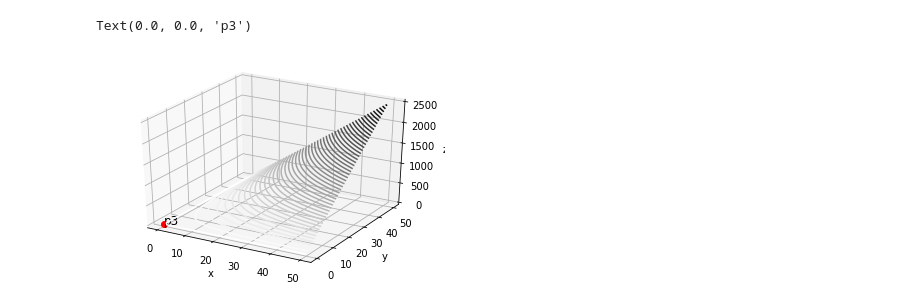
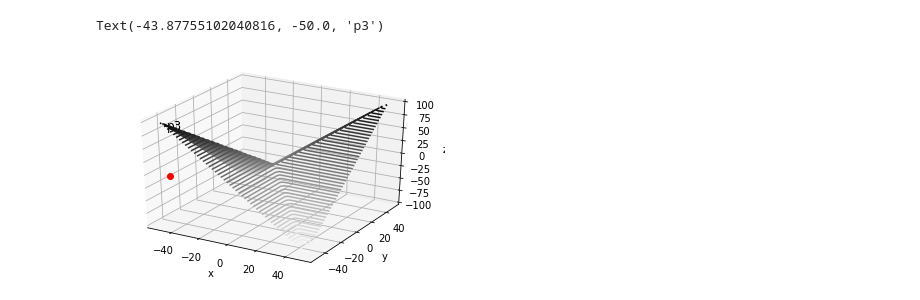
Before and after one commit to DaDamola/AI-Learning, a Jupyter notebook: Prob1_F3_ThreeDim_HW2.ipynb, the cells around one changed output. Cells and saved outputs as stored; diff of their text form; code cells hidden in the pictures.

```diff
--- a/Prob1_F3_ThreeDim_HW2.ipynb
+++ b/Prob1_F3_ThreeDim_HW2.ipynb
@@ -7,39 +7,39 @@ import numpy as np
 import matplotlib.pyplot as plt
 
 def f3(x, y):
-    return x * y
+    return abs(x + y) - abs(y - x)
 
-x = np.linspace(0, 50, 50)
-y = np.linspace(0, 50, 40)
+x = np.linspace(-50, 50, 50)
+y = np.linspace(-50, 50, 40)
 
 X, Y = np.meshgrid(x, y)
 Z = f3(X, Y)
 
 grad = np.gradient(Z)
 res, coords = (), []
 
 for narr in grad:
   if 0 in narr:
    res = np.where(narr == 0)
    coords = list(zip(res[0], res[1]))
    break
 
 row = coords[0][0]
 col = coords[0][1]
 
 p3X = X[row][col]
 p3Y = Y[row][col]
 p3Z = Z[row][col]
 
 fig = plt.figure()
 ax = plt.axes(projection='3d')
 ax.contour3D(X, Y, Z, 50, cmap='binary')
 ax.set_xlabel('x')
 ax.set_ylabel('y')
 ax.set_zlabel('z');
 
 ax.plot([p3X], p3Y,'ro')
 ax.text(p3X, p3Y, p3Z, "p3", fontsize=12)
 # %% [output]
-Text(0.0, 0.0, 'p3')
+Text(-43.87755102040816, -50.0, 'p3')
-[figure, old version]
+[figure, new version]
```
